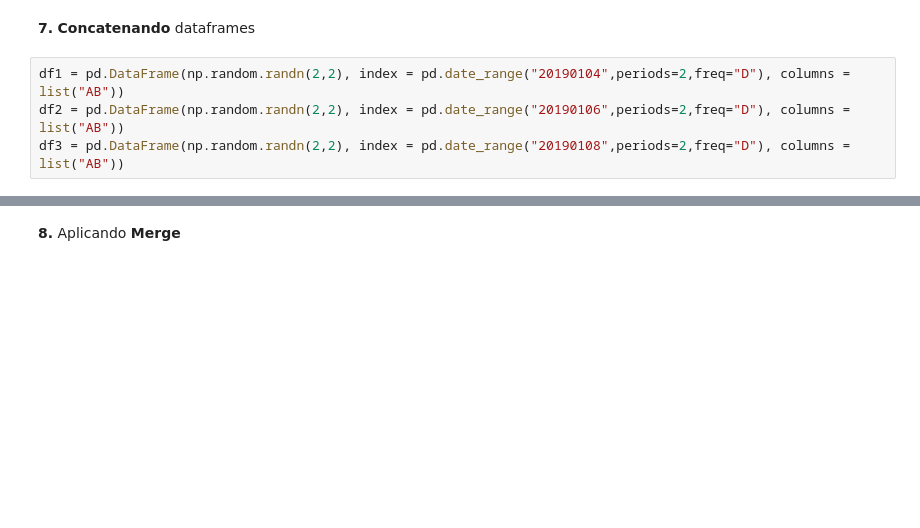
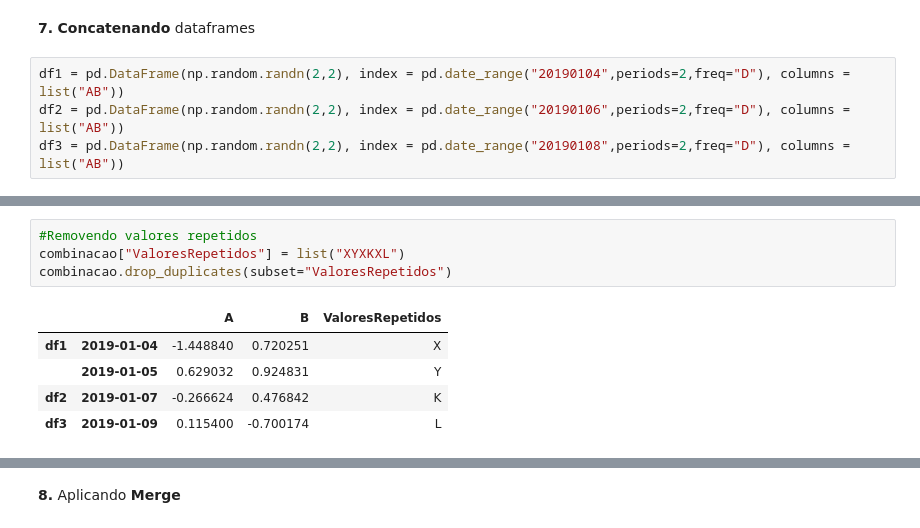
Before and after one commit to CarlosLeandro09/Radiology, a Jupyter notebook: Um_pouco_de_Pandas.ipynb, the cells around one changed output, grey strips where cells are left out. Saved outputs shown, nothing was run; the diff lists cells and outputs as text; blank space fills up the shorter version.

```diff
--- a/Um_pouco_de_Pandas.ipynb
+++ b/Um_pouco_de_Pandas.ipynb
@@ -154,3 +154,13 @@ combinacao
+# %%
+#Removendo valores repetidos
+combinacao["ValoresRepetidos"] = list("XYXKXL")
+combinacao.drop_duplicates(subset="ValoresRepetidos")
+# %% [output]
+|  |  | A | B | ValoresRepetidos |
+| df1 | 2019-01-04 | -1.448840 | 0.720251 | X |
+|  | 2019-01-05 | 0.629032 | 0.924831 | Y |
+| df2 | 2019-01-07 | -0.266624 | 0.476842 | K |
+| df3 | 2019-01-09 | 0.115400 | -0.700174 | L |
 # %%
 #"Selecionando" informações da coluna
 combinacao["A"]
```
Also changed, not shown: parts of 9 cells of this notebook.
